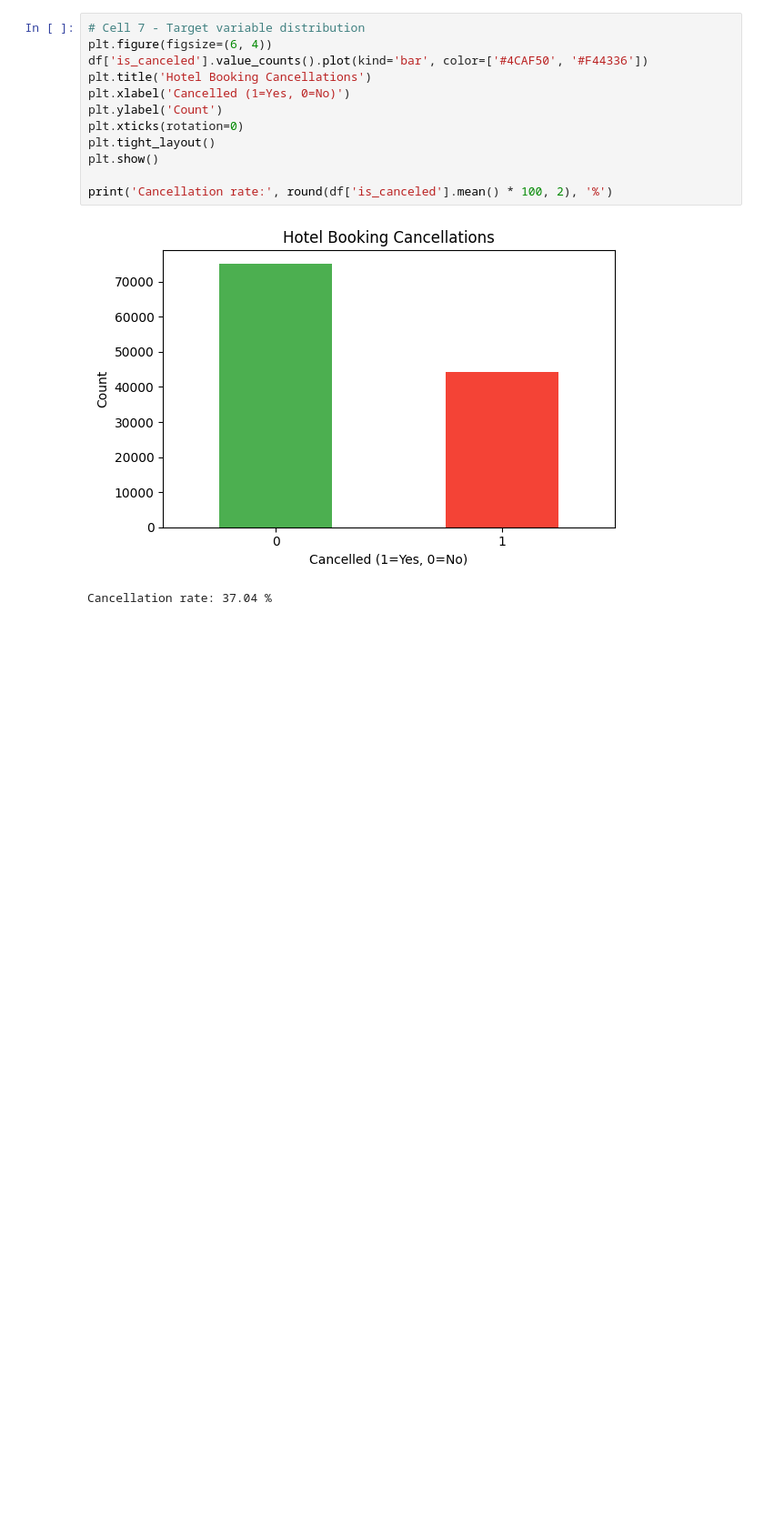
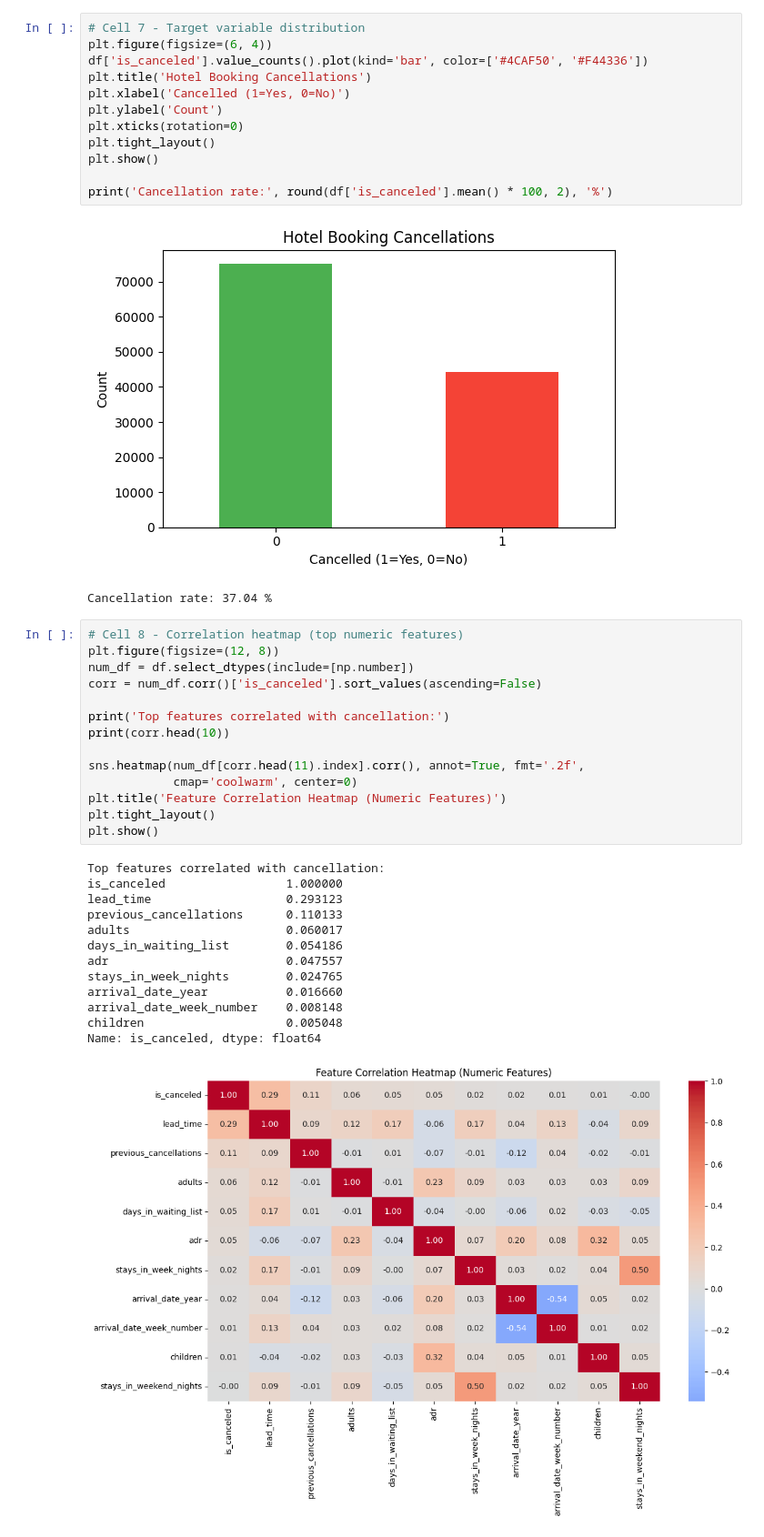
Before and after one commit to Eranga999/ML_Group_Assigment, a Jupyter notebook: KNN-IT22075208.ipynb, the cells around one changed output. Shown at 91% size. Drawn from its saved outputs; the diff is of its cells as text; blank space fills up the shorter version.

Commit message:
Implement code changes to enhance functionality,Correlation heatmap (top numeric features) and improve performance

```diff
--- a/KNN-IT22075208.ipynb
+++ b/KNN-IT22075208.ipynb
@@ -143,3 +143,31 @@ print('Cancellation rate:', round(df['is_canceled'].mean() * 100, 2), '%')
 # %% [output]
 [figure]
 Cancellation rate: 37.04 %
+# %%
+# Cell 8 - Correlation heatmap (top numeric features)
+plt.figure(figsize=(12, 8))
+num_df = df.select_dtypes(include=[np.number])
+corr = num_df.corr()['is_canceled'].sort_values(ascending=False)
+
+print('Top features correlated with cancellation:')
+print(corr.head(10))
+
+sns.heatmap(num_df[corr.head(11).index].corr(), annot=True, fmt='.2f',
+            cmap='coolwarm', center=0)
+plt.title('Feature Correlation Heatmap (Numeric Features)')
+plt.tight_layout()
+plt.show()
+# %% [output]
+Top features correlated with cancellation:
+is_canceled                 1.000000
+lead_time                   0.293123
+previous_cancellations      0.110133
+adults                      0.060017
+days_in_waiting_list        0.054186
+adr                         0.047557
+stays_in_week_nights        0.024765
+arrival_date_year           0.016660
+arrival_date_week_number    0.008148
+children                    0.005048
+Name: is_canceled, dtype: float64
+[figure, added]
```
